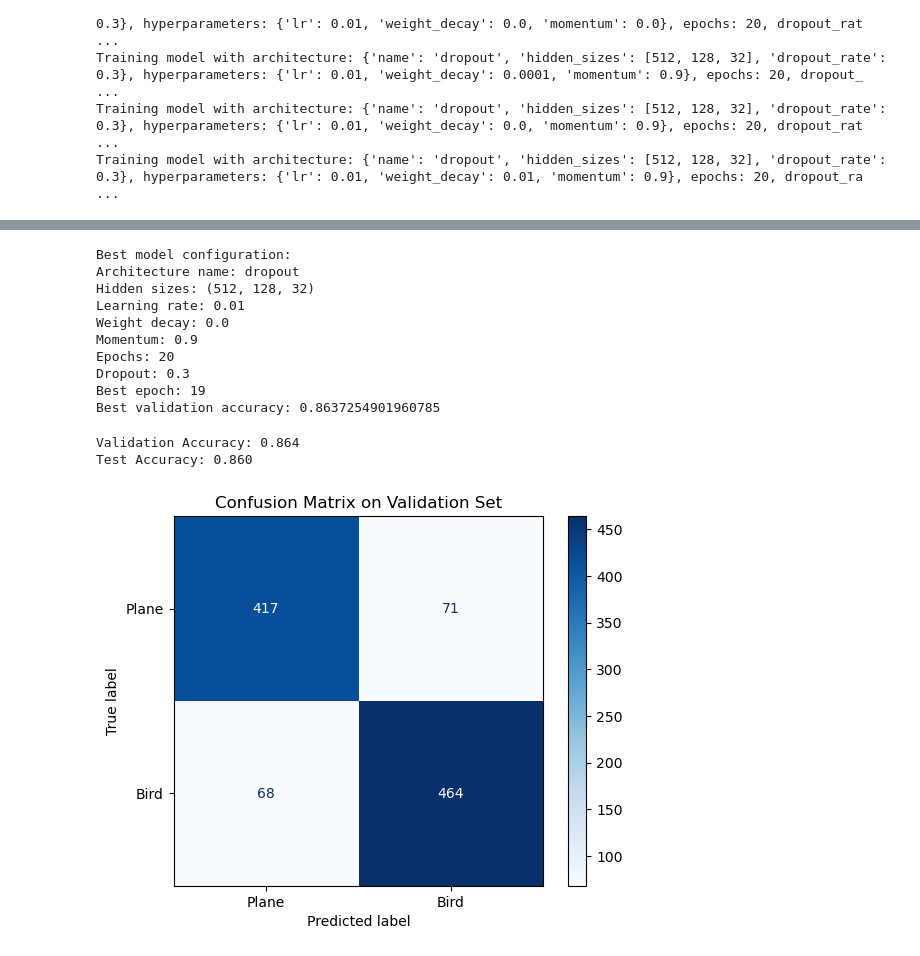
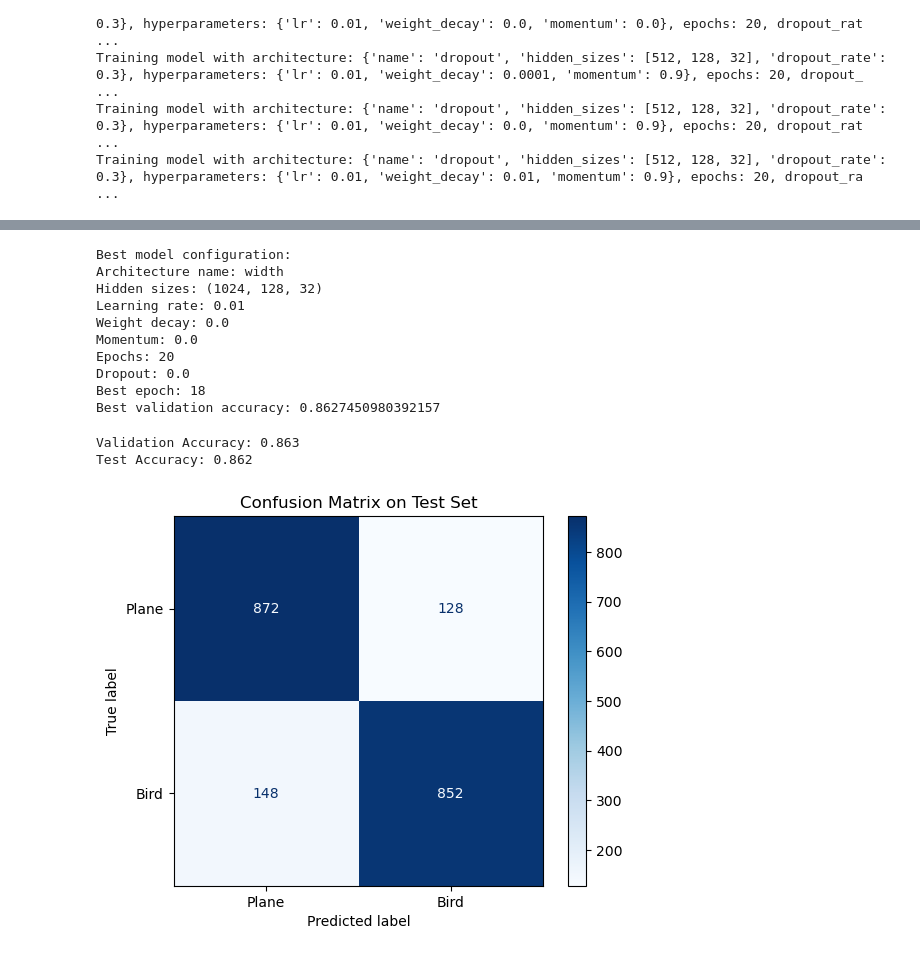
Before and after one commit to JakobBerg-Projects/Backpropagation, a Jupyter notebook: gradient_descent.ipynb, the cells around one changed output, grey strips where cells are left out. Cells and saved outputs as stored; diff of their text form; code cells hidden in the pictures.

```diff
--- a/gradient_descent.ipynb
+++ b/gradient_descent.ipynb
@@ -111,7 +111,7 @@ class MyNet(nn.Module):
     def __init__(self, hidden_sizes=None, dropout_rate=0):
         super(MyNet, self).__init__()
         if hidden_sizes is None:
-            hidden_sizes = [512, 256, 128, 64, 32]
+            hidden_sizes = [512, 128, 64, 32]
 
         layers = []
         in_features = 3072
@@ -378,7 +371,7 @@ def evaluate_model():
 
     loss_fn = nn.CrossEntropyLoss()
     train_loader = torch.utils.data.DataLoader(cifar2_train, batch_size=64, shuffle=True, generator=g)
-    val_loader = torch.utils.data.DataLoader(cifar2_val, batch_size=64, shuffle=True, generator=g)
+    val_loader = torch.utils.data.DataLoader(cifar2_val, batch_size=64, shuffle=False, generator=g)
     architecture = [
         {"name": "baseline", "hidden_sizes":[512, 128, 32]},
         {"name": "depth",    "hidden_sizes":[512, 256, 128, 64, 32]},
@@ -515,52 +508,52 @@ print("Best epoch:", best_epoch)
 print("Best validation accuracy:", best_val_acc)
 # %% [output]
 Best model configuration:
-Architecture name: dropout
-Hidden sizes: (512, 128, 32)
+Architecture name: width
+Hidden sizes: (1024, 128, 32)
 Learning rate: 0.01
 Weight decay: 0.0
-Momentum: 0.9
+Momentum: 0.0
 Epochs: 20
-Dropout: 0.3
-Best epoch: 19
-Best validation accuracy: 0.8637254901960785
+Dropout: 0.0
+Best epoch: 18
+Best validation accuracy: 0.8627450980392157
 # %%
 g = torch.Generator()
 g.manual_seed(0)
 
-val_loader = torch.utils.data.DataLoader(cifar2_val, batch_size=64, shuffle=True, generator=g)
-test_loader = torch.utils.data.DataLoader(cifar2_test, batch_size=64, shuffle=True, generator=g)
+val_loader = torch.utils.data.DataLoader(cifar2_val, batch_size=64, shuffle=False, generator=g)
+test_loader = torch.utils.data.DataLoader(cifar2_test, batch_size=64, shuffle=False, generator=g)
 
 val_accuracy = compute_accuracy(best_model, val_loader)
 test_accuracy = compute_accuracy(best_model, test_loader)
 print(f"Validation Accuracy: {val_accuracy:.3f}")
 print(f"Test Accuracy: {test_accuracy:.3f}")
 # %% [output]
-Validation Accuracy: 0.864
-Test Accuracy: 0.860
+Validation Accuracy: 0.863
+Test Accuracy: 0.862
 # %%
 from sklearn.metrics import confusion_matrix, ConfusionMatrixDisplay
 def confusion_matrix_binary(model, loader):
     model.eval()
     cm = np.zeros((2, 2), dtype=int)
 
     with torch.no_grad():
         for data, target in loader:
             output = model(data)
             pred = output.argmax(dim=1)
             for t, p in zip(target, pred):
                 cm[int(t), int(p)] += 1
 
     return cm
 
-cm = confusion_matrix_binary(best_model, val_loader)
+cm = confusion_matrix_binary(best_model, test_loader)
 cmplt = ConfusionMatrixDisplay(cm, display_labels=["Plane", "Bird"])
 cmplt.plot(cmap="Blues")
-plt.title("Confusion Matrix on Validation Set")
+plt.title("Confusion Matrix on Test Set")
 plt.savefig("imgs/confusion_matrix.png", dpi=200)
 plt.show()
 # %% [output]
-[figure, old version]
+[figure, new version]
 # %%
 import matplotlib.pyplot as plt
 import numpy as np
```
Also changed, not shown: parts of 5 cells of this notebook, 3 other files.
